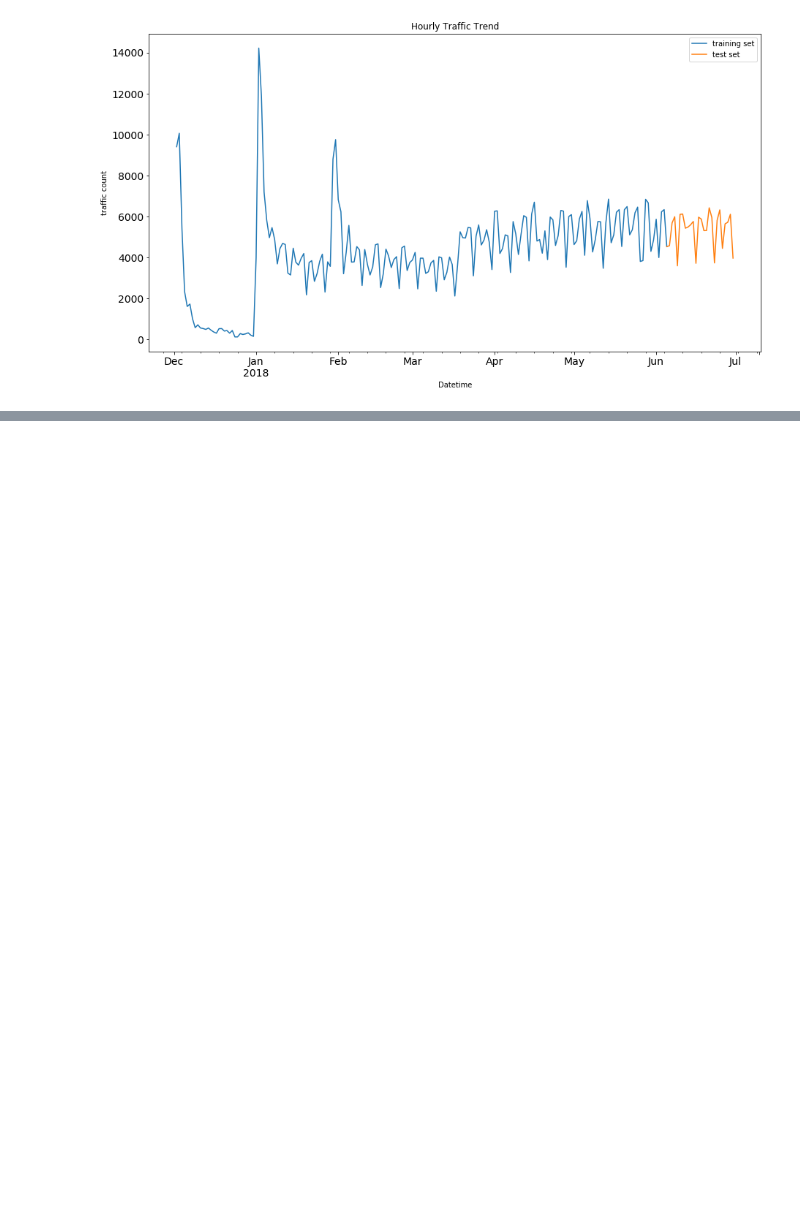
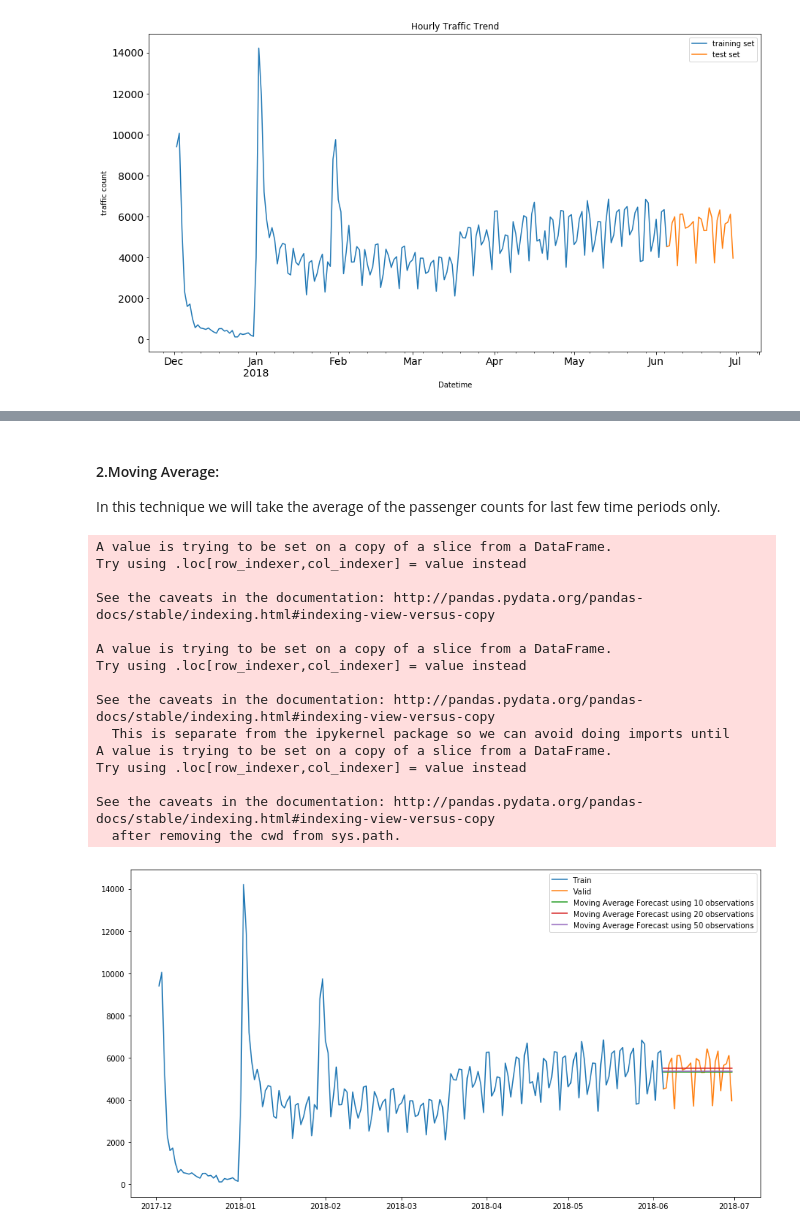
Before and after one commit to HarshalSanap/GEOG-594-Big-Data-Science, a Jupyter notebook: Rider Traffic Prediction.ipynb, the cells around one changed output, grey strips where cells are left out. Saved outputs shown, nothing was run; the diff lists cells and outputs as text; code cells hidden in the pictures; blank space fills up the shorter version.

```diff
--- a/Rider Traffic Prediction.ipynb
+++ b/Rider Traffic Prediction.ipynb
@@ -231,0 +261,34 @@ plt.show()
+# %% [markdown]
+#### 2.Moving Average:
+In this technique we will take the average of the passenger counts for last few time periods only.
+# %%
+y_hat_avg = valid
+y_hat_avg['moving_avg_fcst10'] = Train['Count'].rolling(10).mean().iloc[-1]
+y_hat_avg['moving_avg_fcst20'] = Train['Count'].rolling(20).mean().iloc[-1]
+y_hat_avg['moving_avg_fcst50'] = Train['Count'].rolling(50).mean().iloc[-1]
+plt.figure(figsize=(15,8))
+plt.plot(Train['Count'], label='Train')
+plt.plot(valid['Count'], label='Valid')
+plt.plot(y_hat_avg['moving_avg_fcst10'], label='Moving Average Forecast using 10 observations')
+plt.plot(y_hat_avg['moving_avg_fcst20'], label='Moving Average Forecast using 20 observations')
+plt.plot(y_hat_avg['moving_avg_fcst50'], label='Moving Average Forecast using 50 observations')
+
+plt.legend(loc='best')
+plt.show()
+# %% [output]
+A value is trying to be set on a copy of a slice from a DataFrame.
+Try using .loc[row_indexer,col_indexer] = value instead
+
+See the caveats in the documentation: http://pandas.pydata.org/pandas-docs/stable/indexing.html#indexing-view-versus-copy
+
+A value is trying to be set on a copy of a slice from a DataFrame.
+Try using .loc[row_indexer,col_indexer] = value instead
+
+See the caveats in the documentation: http://pandas.pydata.org/pandas-docs/stable/indexing.html#indexing-view-versus-copy
+  This is separate from the ipykernel package so we can avoid doing imports until
+A value is trying to be set on a copy of a slice from a DataFrame.
+Try using .loc[row_indexer,col_indexer] = value instead
+
+See the caveats in the documentation: http://pandas.pydata.org/pandas-docs/stable/indexing.html#indexing-view-versus-copy
+  after removing the cwd from sys.path.
+[figure, added]
```
Also changed, not shown: parts of 14 cells of this notebook.
